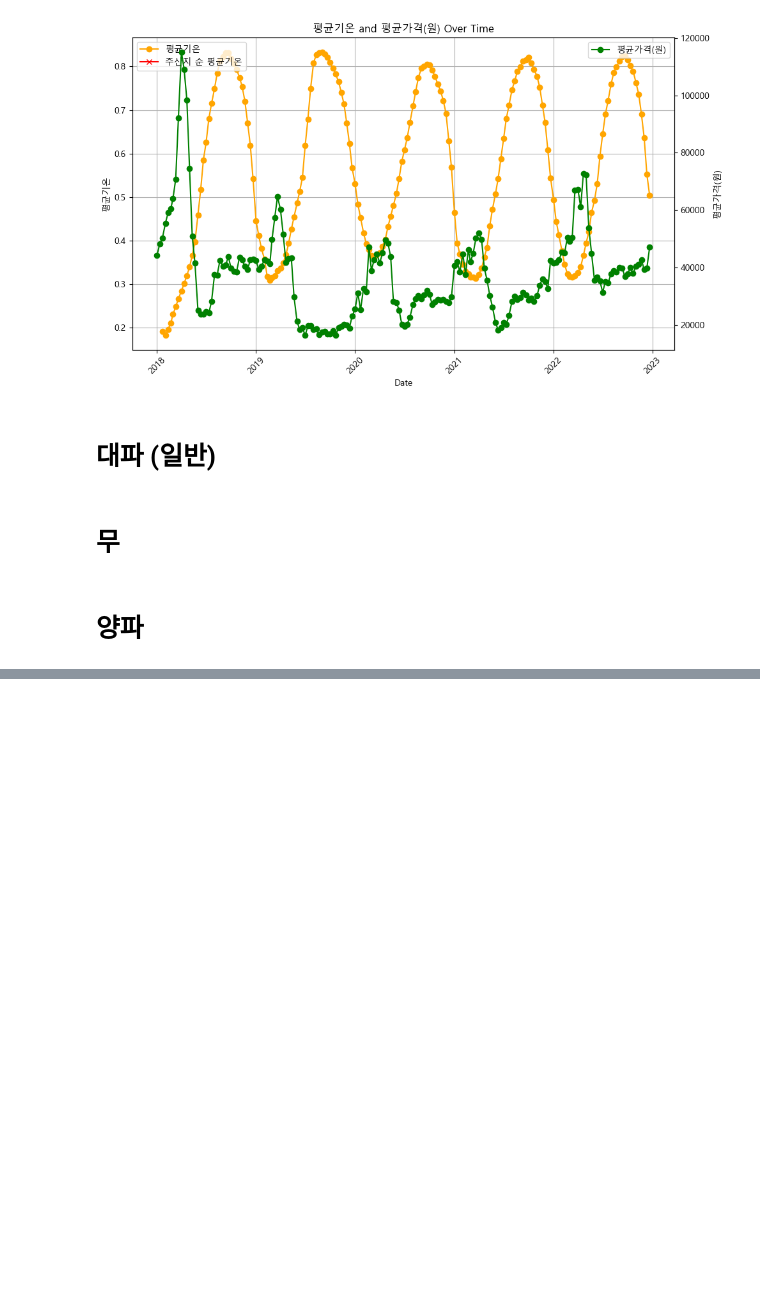
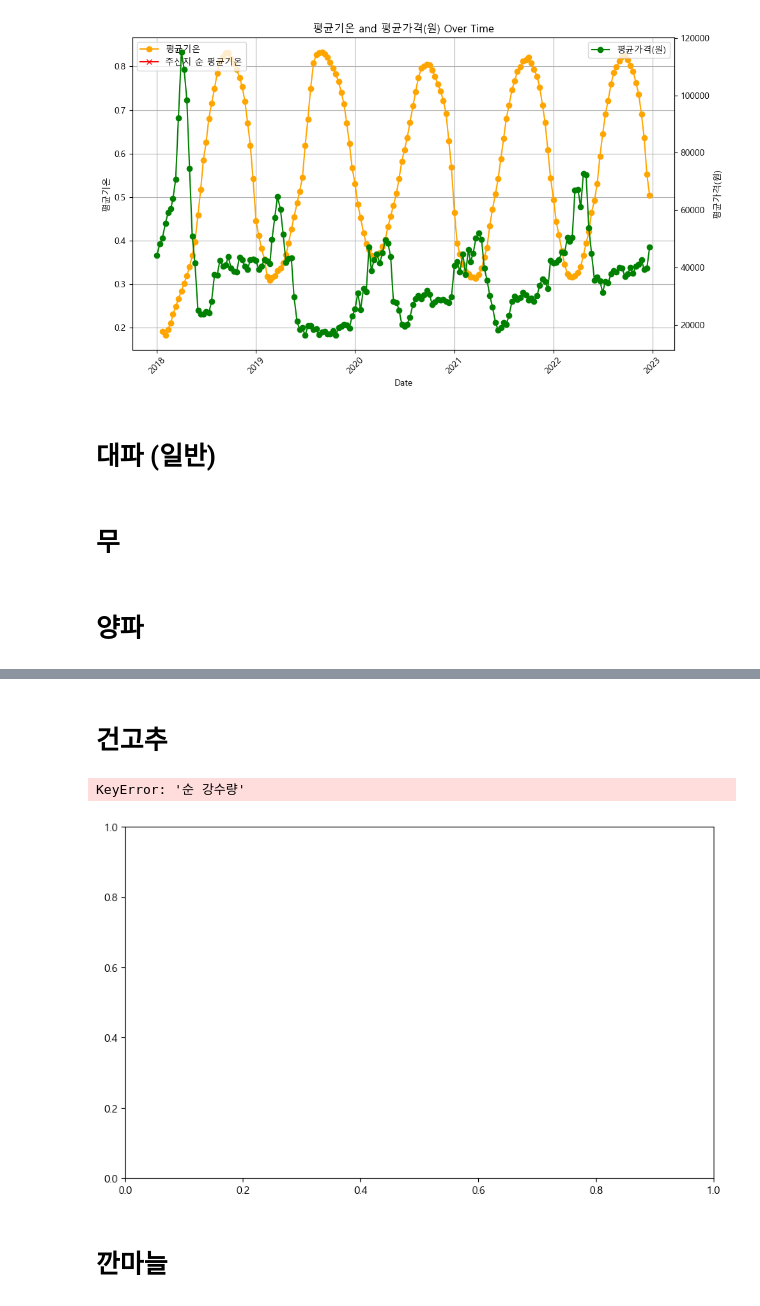
Before and after one commit to gaallmin/Prediction-of-Agricultural-Product-prices, a Jupyter notebook: second_round/feature_selection.ipynb, the cells around one changed output, grey strips where cells are left out. Drawn from its saved outputs; the diff is of its cells as text; code cells hidden in the pictures; blank space fills up the shorter version.

```diff
--- a/second_round/feature_selection.ipynb
+++ b/second_round/feature_selection.ipynb
@@ -700,0 +703,3 @@ onion_data = production_in_out_ratio(meta_nationwide_market, meta_production, on
+# %%
+train_2['품목(품종)명'] = train_2.apply(lambda x: x['품목명'] if x['품목명'] == x['품종명'] else f"{x['품목명']}({x['품종명']})", axis=1)
+train_2
@@ -700,0 +720,11 @@ onion_data = production_in_out_ratio(meta_nationwide_market, meta_production, on
+# %% [markdown]
+# 건고추
+# %%
+pepper_data = train_2[train_2['품목(품종)명'].str.contains('건고추(화건)', na=False)].copy()
+weather_features = pepper_data.apply(calculate_weather_features, axis=1)
+pepper_data = pd.concat([pepper_data, weather_features], axis=1)
+# %%
+weather_price_plot(pepper_data)
+# %% [output]
+KeyError: '순 강수량'
+[figure, added]
@@ -700,0 +734,2 @@ onion_data = production_in_out_ratio(meta_nationwide_market, meta_production, on
+# %% [markdown]
+# 깐마늘
```
Also changed, not shown: parts of 14 cells of this notebook.
